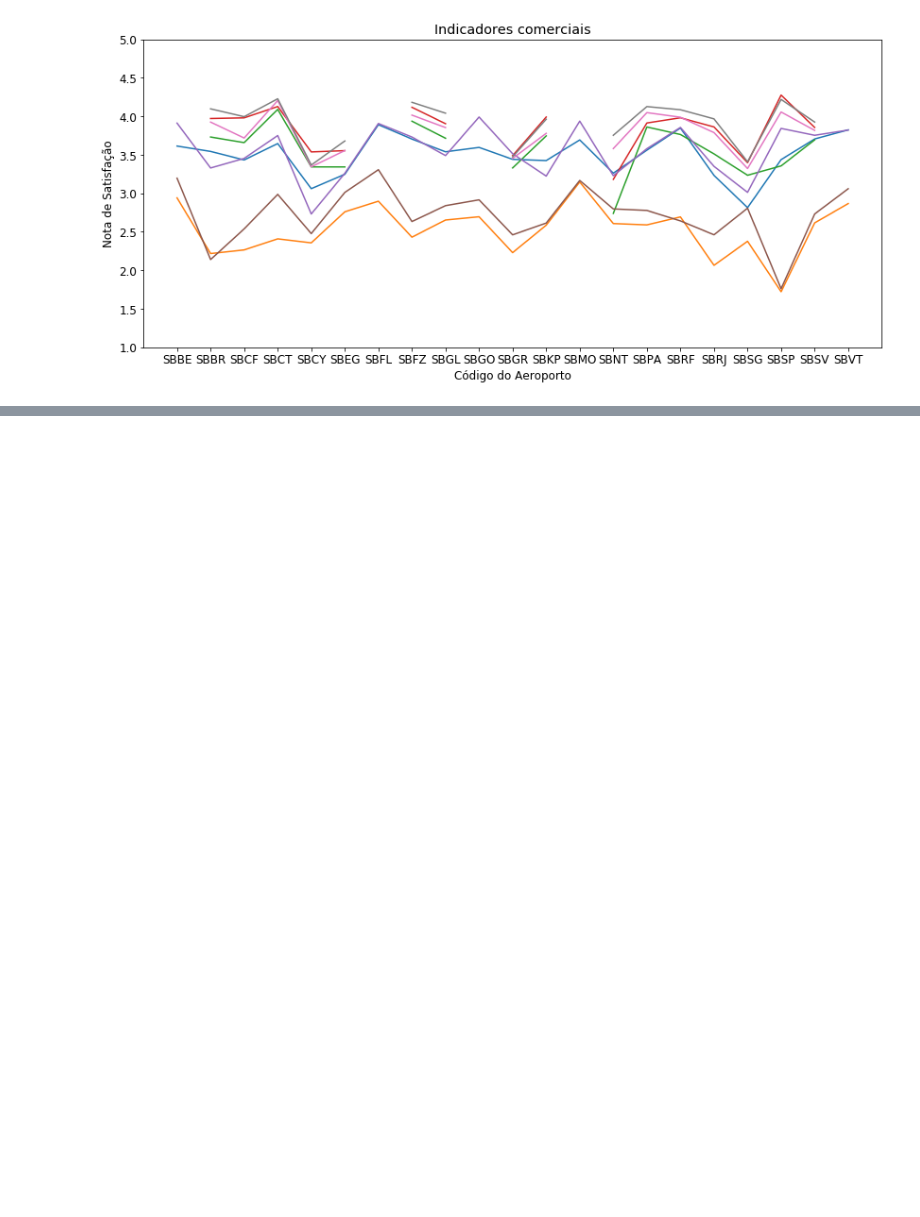
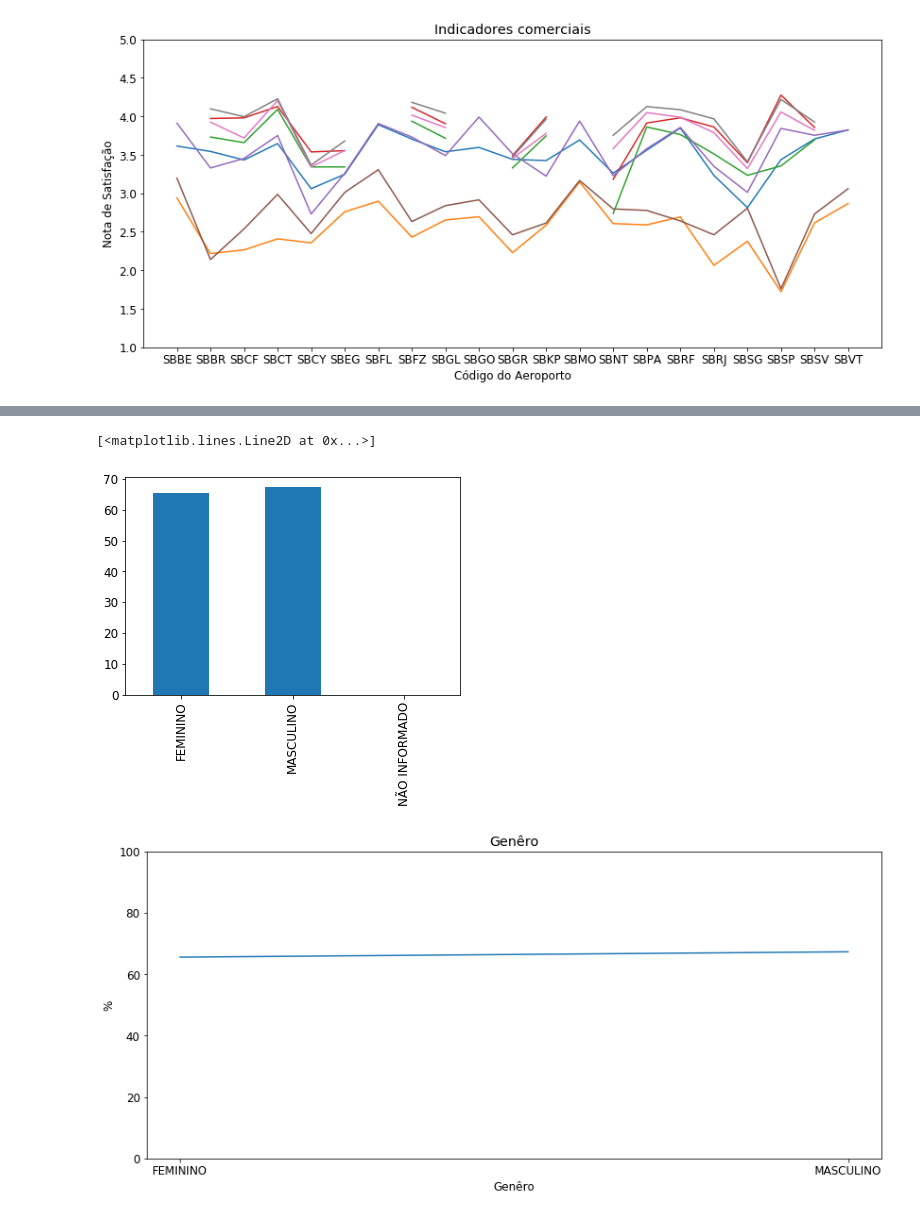
Before and after one commit to LeniceMirian/CAP394, a Jupyter notebook: Operating Performance_Airport Commercial Indicators.ipynb, the cells around one changed output, grey strips where cells are left out. Saved outputs shown, nothing was run; the diff lists cells and outputs as text; code cells hidden in the pictures; blank space fills up the shorter version.

```diff
--- a/Operating Performance_Airport Commercial Indicators.ipynb
+++ b/Operating Performance_Airport Commercial Indicators.ipynb
@@ -412,0 +596,17 @@ plt.plot(indicators)
+# %%
+temp2 = (pd.value_counts(newdf2["GeneroDoEntrevistado_Coded"]))/temp4*100
+temp2.plot.bar()
+
+plt.figure(figsize=(14,6))
+plt.rcParams.update({'font.size': 12})
+plt.title('Genêro')
+plt.xlabel('Genêro')
+plt.ylabel('%')
+plt.ylim(0,100)
+plt.rcParams['xtick.labelsize'] = 12
+plt.rcParams['ytick.labelsize'] = 12
+plt.plot(temp2)
+# %% [output]
+[<matplotlib.lines.Line2D at 0x...>]
+[figure, added]
+[figure, added]
```
Also changed, not shown: parts of 19 cells of this notebook.
